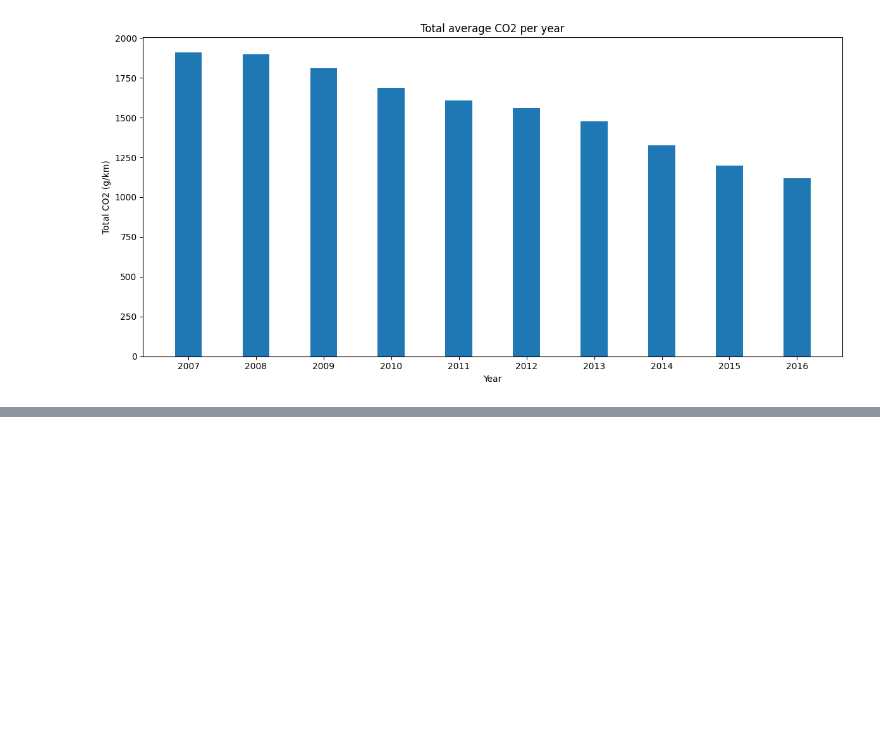
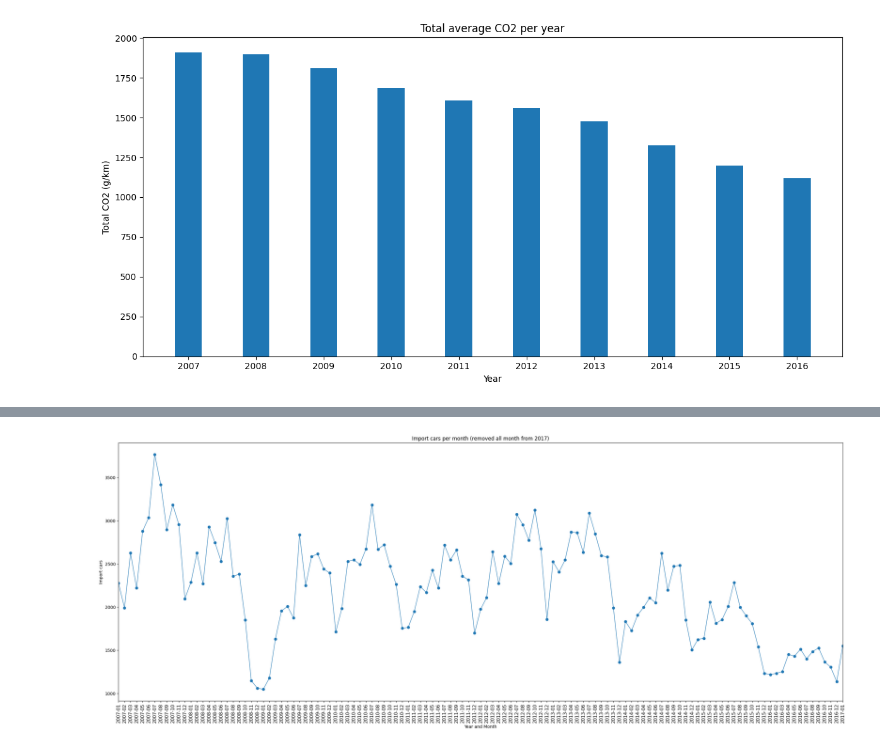
Before and after one commit to MarcusArdenstedt/data_visualization_Marcus_Ericsson_DE24, a Jupyter notebook: exercises/exercise_0/exe_0.ipynb, the cells around one changed output, grey strips where cells are left out. Cells and saved outputs as stored; diff of their text form; code cells hidden in the pictures; blank space fills up the shorter version.

```diff
--- a/exercises/exercise_0/exe_0.ipynb
+++ b/exercises/exercise_0/exe_0.ipynb
@@ -311,0 +345,2 @@ plt.show()
+# %%
+df_import = df[["Year", "Month", "Import"]]
@@ -311,0 +363,12 @@ plt.show()
+# %%
+df_import = duckdb.query(
+    """--sql
+    SELECT
+        Year || '-' || LPAD(CAST(Month AS VARCHAR), 2, '0') AS date,
+        Import
+    FROM
+        df_import;
+    """
+).df()
+# %%
+df_import.set_index("date", inplace=True)
@@ -311,0 +392,14 @@ plt.show()
+# %%
+fig, ax = plt.subplots(figsize= (25,10))
+ax.plot(df_import.index, df_import["Import"], linewidth= 1, marker= 'o', markersize= 6)
+ax.set_xlim(df_import.index.min(), df_import.index.max())
+
+ax.set_xticks(df_import.index)
+ax.set_xticklabels(df_import.index.astype(str), rotation=90, fontsize= 11)
+ax.set_ylabel("Import cars")
+ax.set_title("Import cars per month (removed all month from 2017)")
+ax.set_xlabel("Year and Month")
+plt.tight_layout()
+plt.show()
+# %% [output]
+[figure, added]
```
Also changed, not shown: parts of 25 cells of this notebook, 2 other files.
